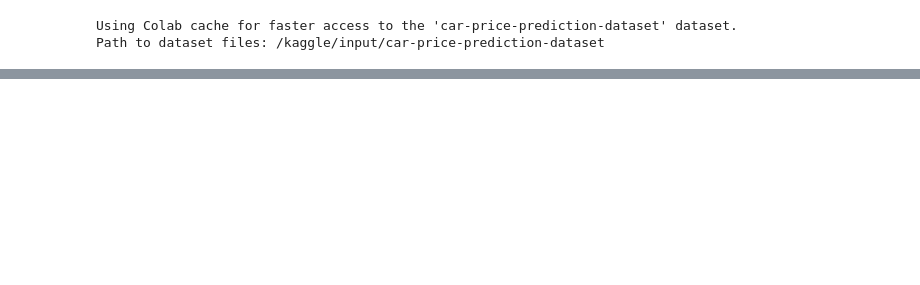
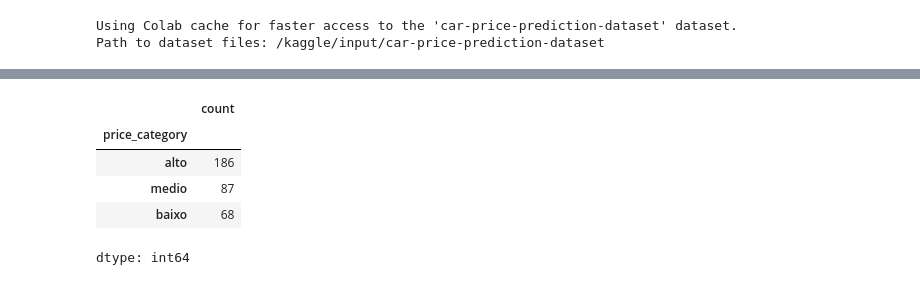
Before and after one commit to lucasoteroo/IA, a Jupyter notebook: 2VA.ipynb, the cells around one changed output, grey strips where cells are left out. Drawn from its saved outputs; the diff is of its cells as text; code cells hidden in the pictures; blank space fills up the shorter version.

```diff
--- a/2VA.ipynb
+++ b/2VA.ipynb
@@ -43,3 +61,12 @@ Index(['Car_ID', 'Brand', 'Model_Year', 'Kilometers_Driven', 'Fuel_Type',
+# %%
+df.shape and df['price_category'].value_counts()
+# %% [output]
+|  | count |
+| price_category |  |
+| alto | 186 |
+| medio | 87 |
+| baixo | 68 |
+dtype: int64
 # %%
 # ============================
 # 1) IMPORTS
```
Also changed, not shown: parts of 3 cells of this notebook.
